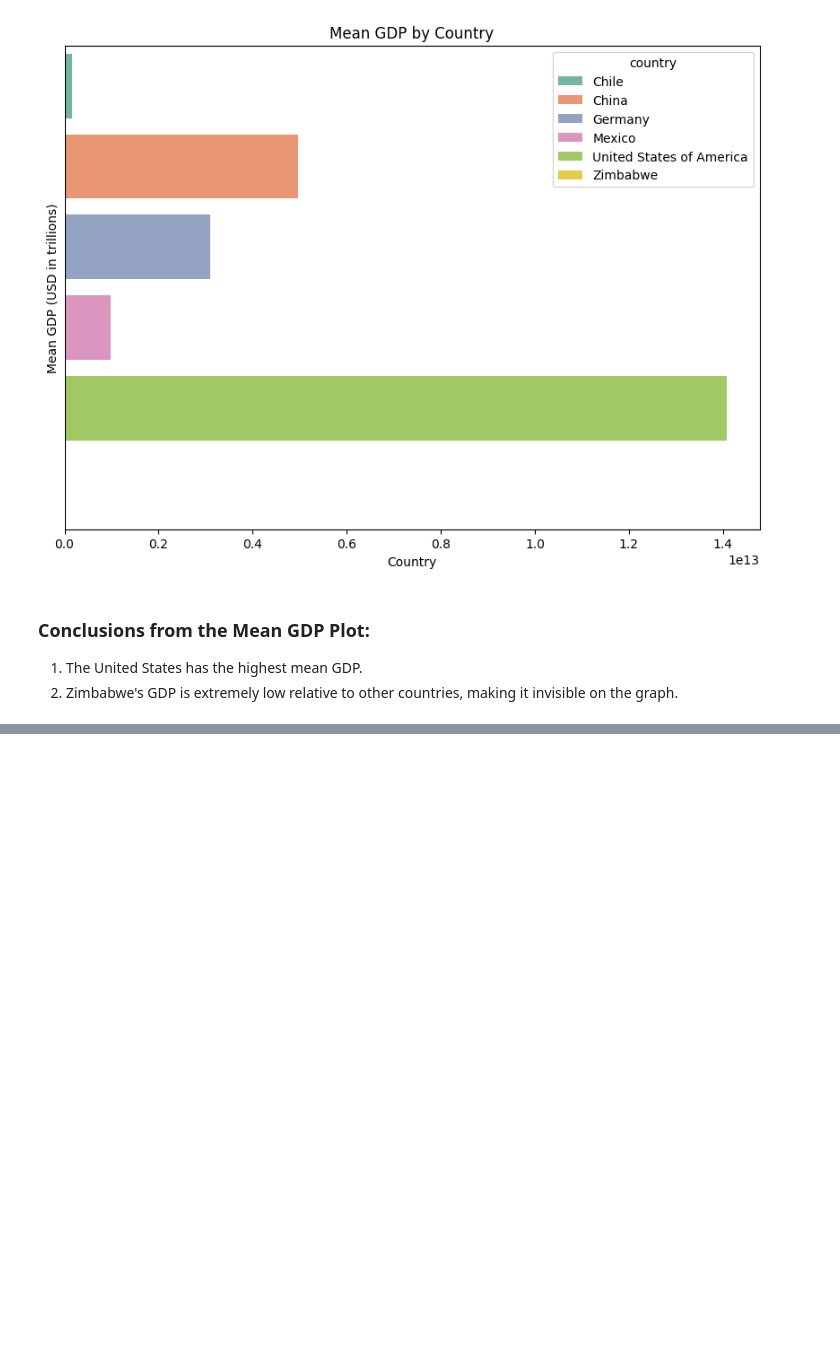
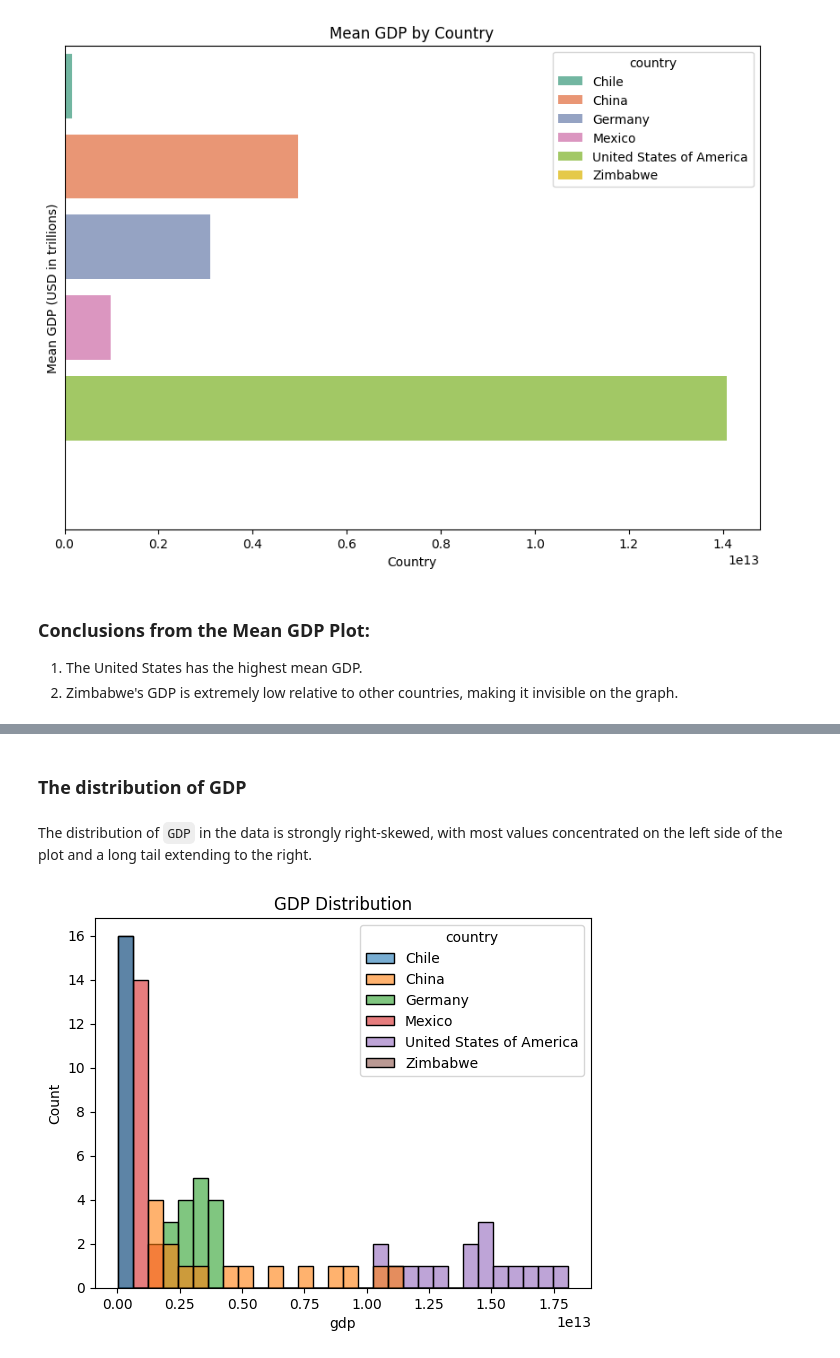
Before and after one commit to 7086600/life_expectancy_gdp_project, a Jupyter notebook: life_expectancy_gdp.ipynb, the cells around one changed output, grey strips where cells are left out. Cells and saved outputs as stored; diff of their text form; code cells hidden in the pictures; blank space fills up the shorter version.

```diff
--- a/life_expectancy_gdp.ipynb
+++ b/life_expectancy_gdp.ipynb
@@ -253,0 +276,10 @@ plt.show()
+# %% [markdown]
+### The distribution of GDP
+# %% [markdown]
+The distribution of `GDP` in the data is strongly right-skewed, with most values concentrated on the left side of the plot and a long tail extending to the right.
+# %%
+sns.histplot(data=df, x='gdp', hue='country', bins=30, alpha=0.6, fill=True)
+plt.title(f'GDP Distribution')
+plt.show()
+# %% [output]
+[figure, added]
```
Also changed, not shown: parts of 7 cells of this notebook, 1 other file.
